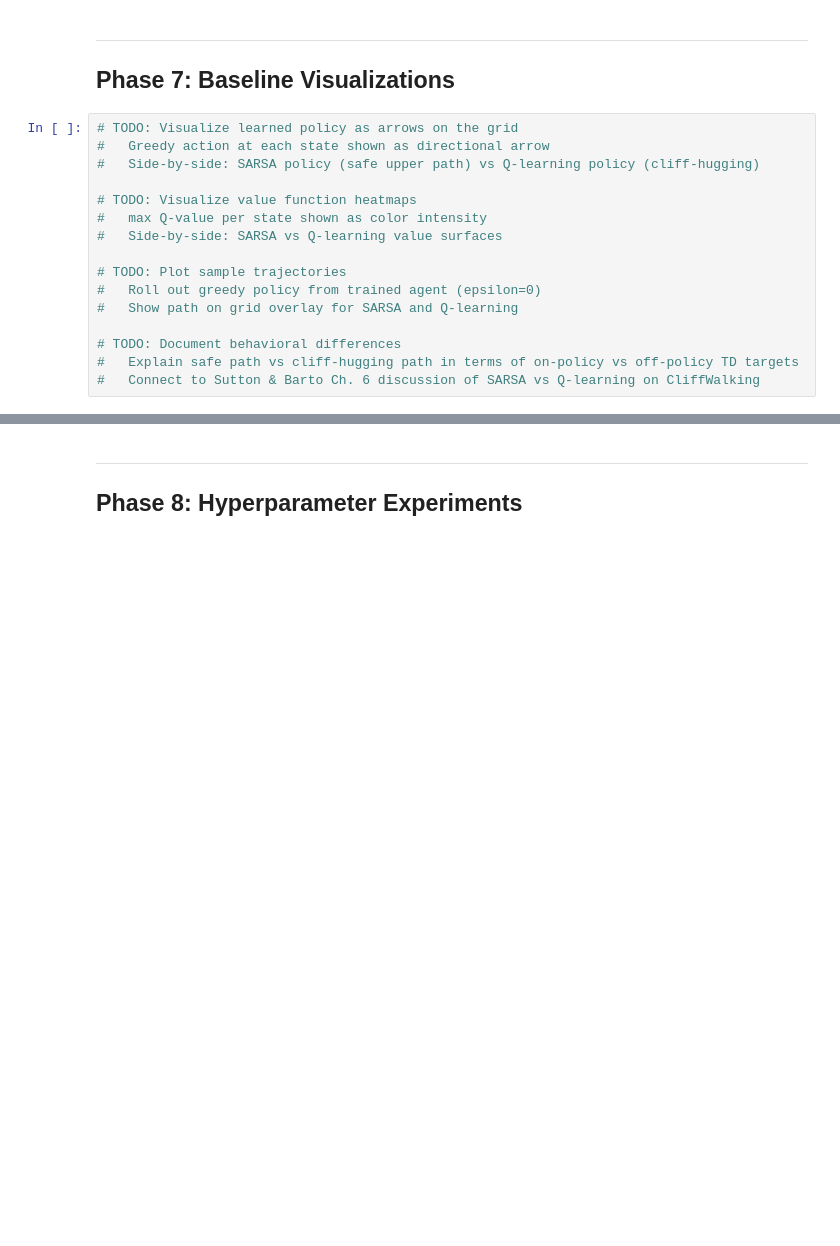
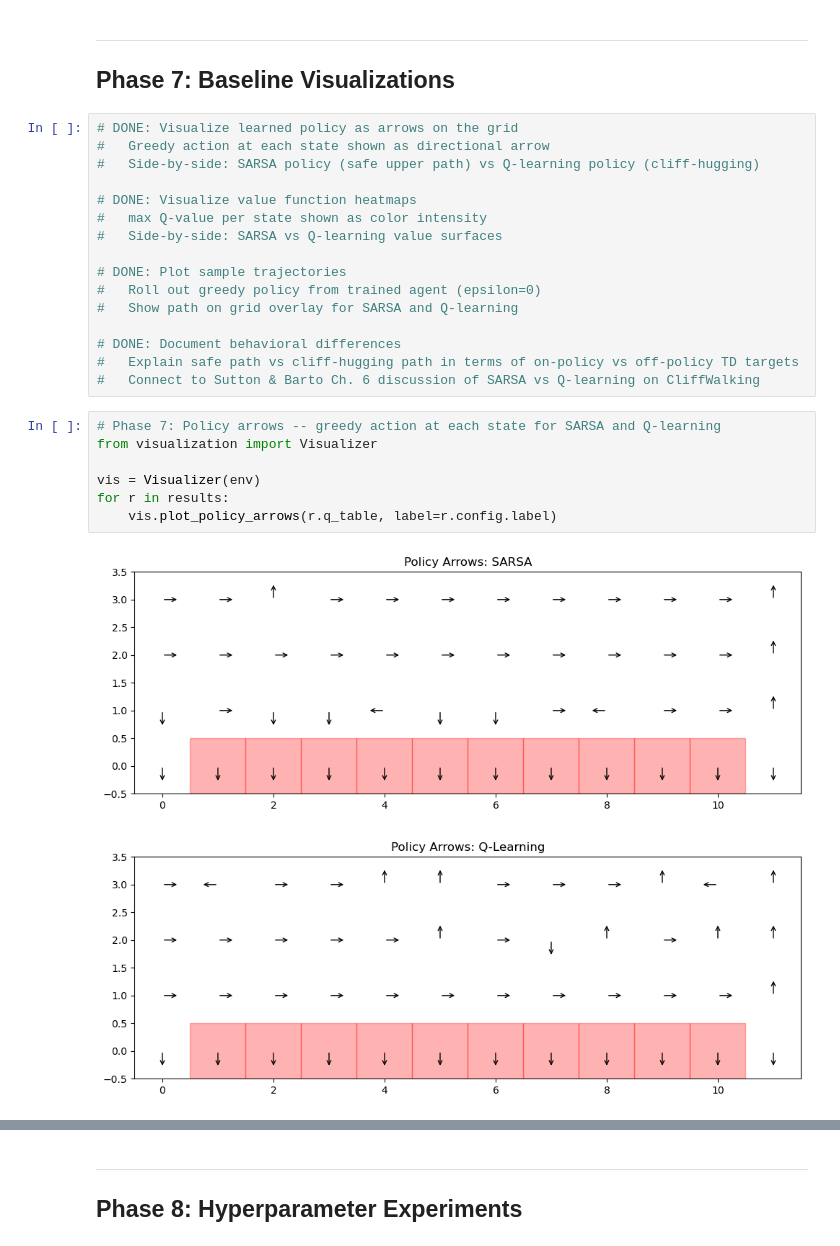
Before and after one commit to craig-rudman/MSDS684, a Jupyter notebook: W4/ipynb/development.ipynb, the cells around one changed output, grey strips where cells are left out. Saved outputs shown, nothing was run; the diff lists cells and outputs as text; blank space fills up the shorter version.

```diff
--- a/W4/ipynb/development.ipynb
+++ b/W4/ipynb/development.ipynb
@@ -449,18 +449,28 @@ Visualizer(env).plot_learning_curves(results, ylim=(-200, 0), smooth_window=10)
 ---
 ## Phase 7: Baseline Visualizations
 # %%
-# TODO: Visualize learned policy as arrows on the grid
+# DONE: Visualize learned policy as arrows on the grid
 #   Greedy action at each state shown as directional arrow
 #   Side-by-side: SARSA policy (safe upper path) vs Q-learning policy (cliff-hugging)
 
-# TODO: Visualize value function heatmaps
+# DONE: Visualize value function heatmaps
 #   max Q-value per state shown as color intensity
 #   Side-by-side: SARSA vs Q-learning value surfaces
 
-# TODO: Plot sample trajectories
+# DONE: Plot sample trajectories
 #   Roll out greedy policy from trained agent (epsilon=0)
 #   Show path on grid overlay for SARSA and Q-learning
 
-# TODO: Document behavioral differences
+# DONE: Document behavioral differences
 #   Explain safe path vs cliff-hugging path in terms of on-policy vs off-policy TD targets
 #   Connect to Sutton & Barto Ch. 6 discussion of SARSA vs Q-learning on CliffWalking
+# %%
+# Phase 7: Policy arrows -- greedy action at each state for SARSA and Q-learning
+from visualization import Visualizer
+
+vis = Visualizer(env)
+for r in results:
+    vis.plot_policy_arrows(r.q_table, label=r.config.label)
+# %% [output]
+[figure, added]
+[figure, added]
```
Also changed, not shown: parts of 10 cells of this notebook, 2 other files.
